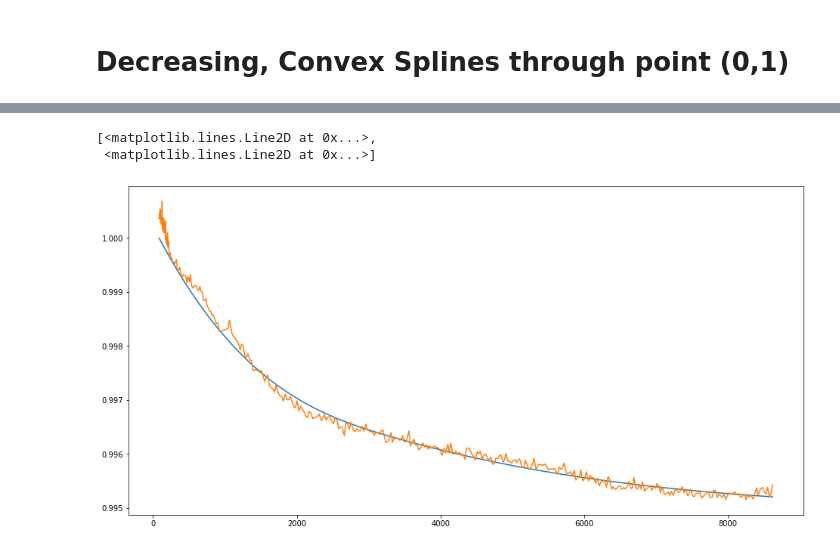
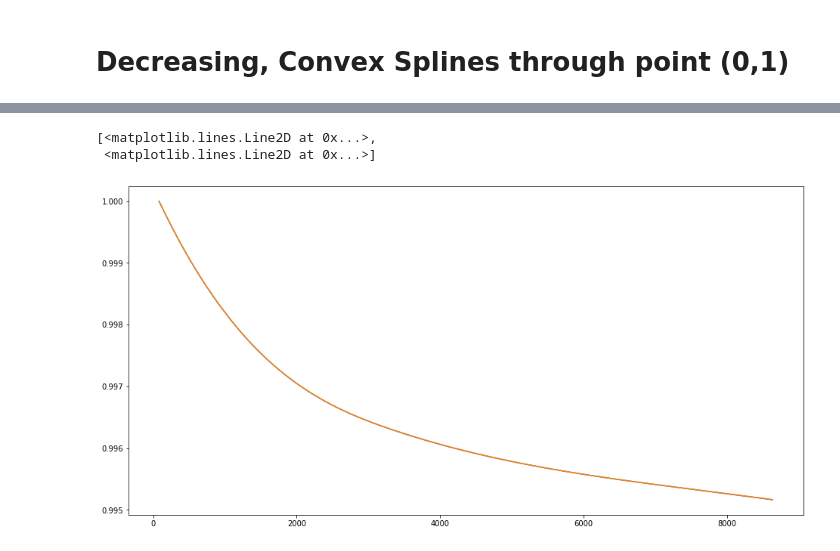
Before and after one commit to roksikonja/dslab_virgo_tsi, a Jupyter notebook: exponential_decay.ipynb, the cells around one changed output, grey strips where cells are left out. Cells and saved outputs as stored; diff of their text form; code cells hidden in the pictures.

```diff
--- a/exponential_decay.ipynb
+++ b/exponential_decay.ipynb
@@ -53,6 +54,6 @@ ratio_a_b = x_a_nn/x_b_nn
 #plt.show()
 # %%
 data = np.stack((t_nn, ratio_a_b)).T
-data = data[::50]
+data = data[::1]
 data.shape
 # %% [output]
@@ -182,8 +184,9 @@ from scipy.optimize import minimize
 # %%
 class DegradationSpline():
-    def __init__(self, k=3, s_params=(-14,0)):
+    def __init__(self, k=3, s_params=(-14,0), steps=30):
         self.k = k
         self.s_params = self._s_param_generator(*s_params)
+        self.steps = steps
 
     def _s_param_generator(self, start, finish):
         for i in range(start, finish):
@@ -230,8 +233,39 @@ class DegradationSpline():
         raise Exception(
             'Could not find increasng and convex spline for this set of sensitivity parameters and fitting data x, y')
 
+    def _find_convex_decreasing_spline_binary_seach(self, x, y):
+        """
+        for start it should be weird
+        for end it should be decreasing
+        """
+        start = 0
+        end = 1
+        mid = (end - start) / 2
+        spline = self._spline_dirichlet(x.ravel(), y.ravel(), k=self.k, s=mid)
+        step = 1
+        while step <= self.steps:
+            if self._is_decreasing(spline, x):
+                end = mid
+                mid = (end - start) / 2
+                spline = self._spline_dirichlet(x.ravel(), y.ravel(), k=self.k, s=mid)
+            else:
+                start = mid
+                mid = (end - start) / 2
+                spline = self._spline_dirichlet(x.ravel(), y.ravel(), k=self.k, s=mid)
+            step += 1
+        spline = self._spline_dirichlet(x.ravel(), y.ravel(), k=self.k, s=end)
+        if not self._is_convex(spline, x):
+            warnings.warn("Spline is decrasing but not convex.")
+        return spline
+
+    def test(self, x, y, s):
+        spline = self._spline_dirichlet(x.ravel(), y.ravel(), k=self.k, s=s)
+        print(self._is_decreasing(spline, x))
+        print(self._is_convex(spline, x))
+        return spline(x)
+
     def fit(self, x, y):
-        self.sp = self._find_convex_decreasing_spline(x, y)
+        self.sp = self._find_convex_decreasing_spline_binary_seach(x, y)
 
     def predict(self, x):
         return self.sp(x)
@@ -279,7 +332,7 @@ model.fit(X, y)
 # %%
 plt.figure(5, figsize=(16, 8))
-plt.plot(X.ravel(), model.predict(X.ravel()), X.ravel(), y)
+plt.plot(X.ravel(), model.predict(X.ravel()), X.ravel(), model1.predict(X.ravel()))
 # %% [output]
 [<matplotlib.lines.Line2D at 0x...>,
  <matplotlib.lines.Line2D at 0x...>]
-[figure, old version]
+[figure, new version]
```
Also changed, not shown: parts of 11 cells of this notebook, 1 other file.
